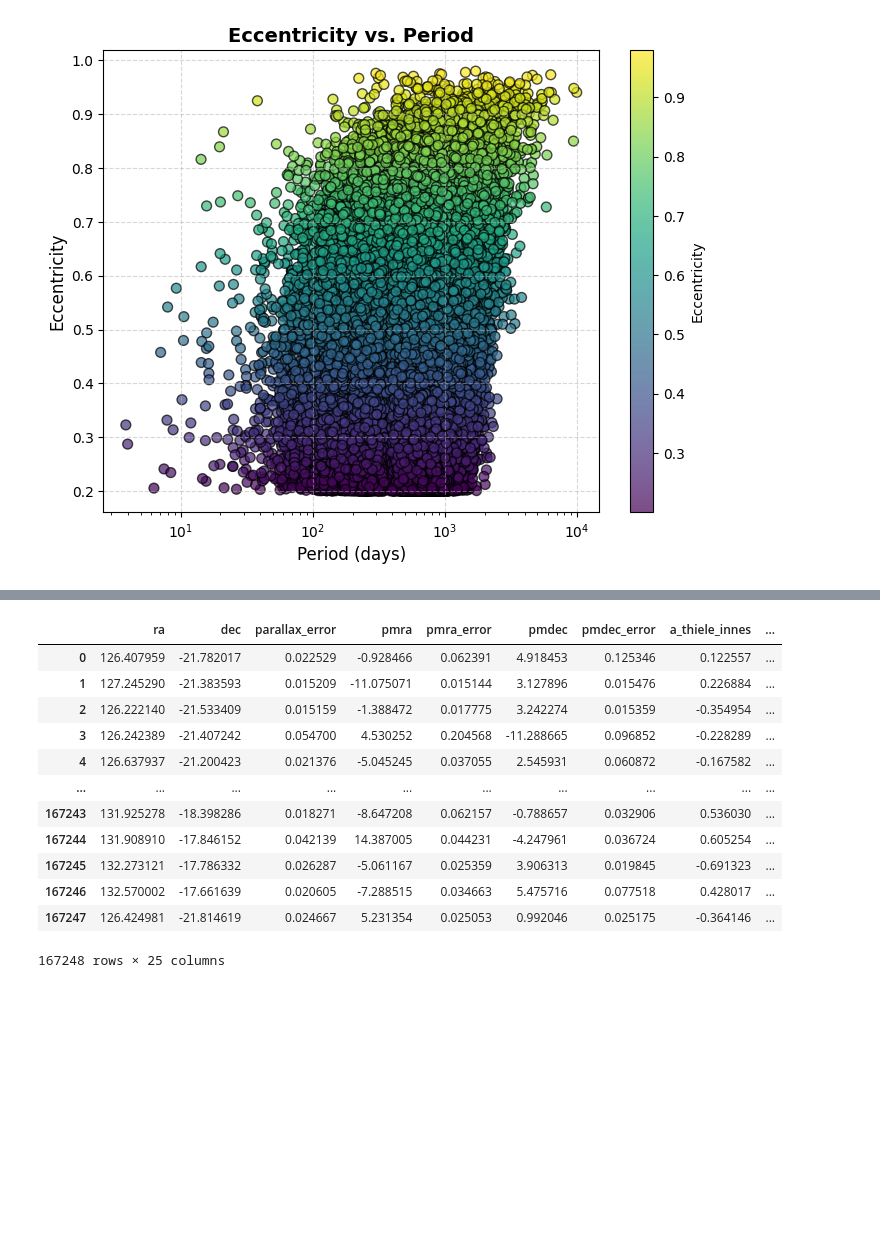
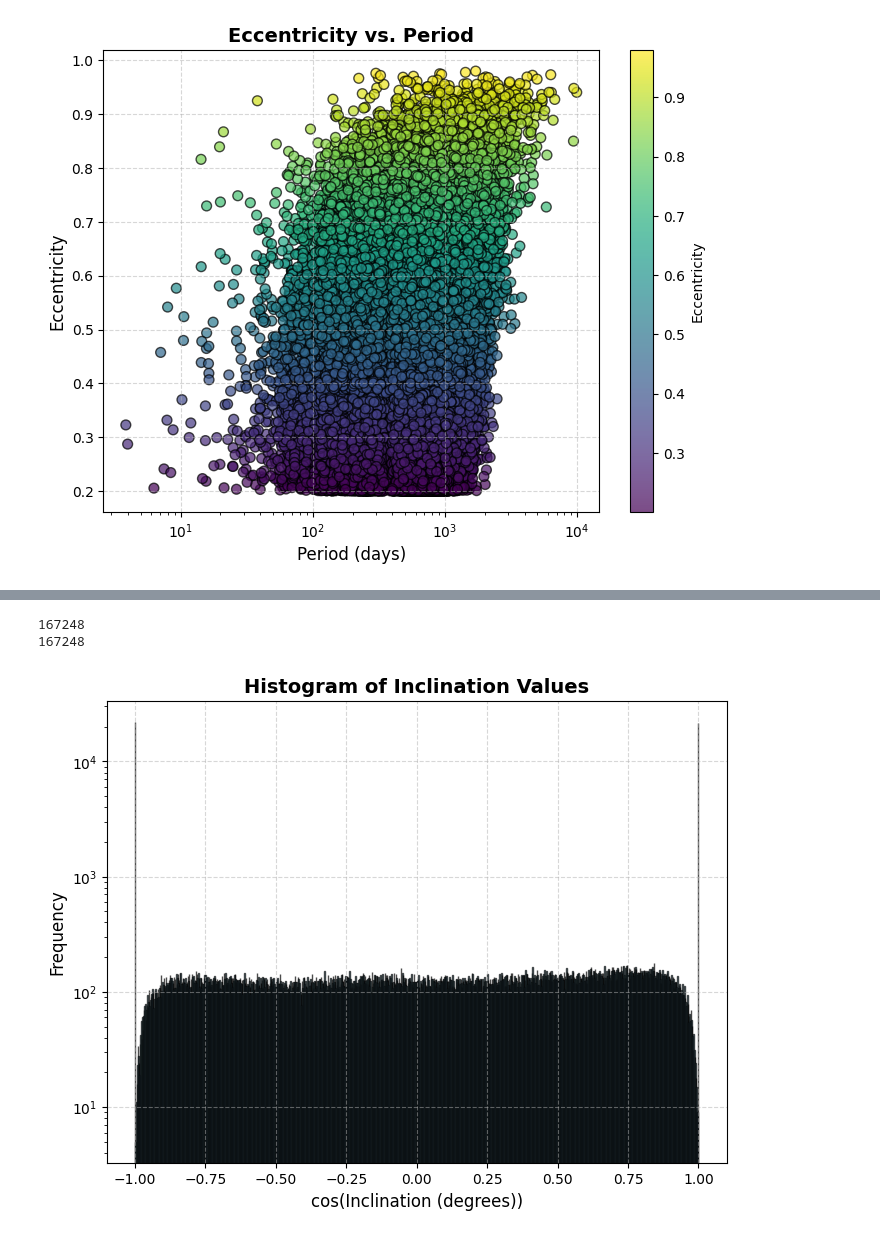
Before and after one commit to lordrick94/stars_and_planetsI_ucsc, a Jupyter notebook: homeworks/hw4/gaia_code.ipynb, the cells around one changed output, grey strips where cells are left out. Saved outputs shown, nothing was run; the diff lists cells and outputs as text; code cells hidden in the pictures; blank space fills up the shorter version.

```diff
--- a/homeworks/hw4/gaia_code.ipynb
+++ b/homeworks/hw4/gaia_code.ipynb
@@ -42,2 +7,20 @@ new_df
+# %%
+rm_cols =['solution_id', 'source_id', 'nss_solution_type', 'ra',
+       'ra_error', 'dec', 'dec_error', 'parallax', 'parallax_error', 'pmra',
+       'pmra_error', 'pmdec', 'pmdec_error', 'a_thiele_innes',
+       'a_thiele_innes_error', 'b_thiele_innes', 'b_thiele_innes_error',
+       'f_thiele_innes', 'f_thiele_innes_error', 'g_thiele_innes',
+       'g_thiele_innes_error', 'c_thiele_innes', 'c_thiele_innes_error',
+       'h_thiele_innes', 'h_thiele_innes_error', 'period', 'period_error',
+       't_periastron', 't_periastron_error', 'eccentricity',
+       'eccentricity_error','phot_g_mean_mag', 'phot_bp_mean_mag', 'phot_rp_mean_mag', 'phot_g_mean_flux_error',
+       'phot_bp_mean_flux_error', 'phot_rp_mean_flux_error', 'bp_rp',
+       'ag_gspphot', 'ebpminrp_gspphot','inclination',
+       'inclination_error']
+# %%
+import pandas as pd
+df = pd.read_csv('cross_match_table.csv')
+new_df = clean_catalog(df)
+new_df = new_df[rm_cols]
 # %%
 # Make a scatter plot of eccentricity vs. period
@@ -64,18 +58,2 @@ plt.show()
 # %%
-cat_fit = get_fit_params(new_df)
+cat_fit = get_fit_params(new_df,load_data=True)
-# %%
-cat_fit
-# %% [output]
-|  | ra | dec | parallax_error | pmra | pmra_error | pmdec | pmdec_error | a_thiele_innes | ... |
-| 0 | 126.407959 | -21.782017 | 0.022529 | -0.928466 | 0.062391 | 4.918453 | 0.125346 | 0.122557 | ... |
-| 1 | 127.245290 | -21.383593 | 0.015209 | -11.075071 | 0.015144 | 3.127896 | 0.015476 | 0.226884 | ... |
-| 2 | 126.222140 | -21.533409 | 0.015159 | -1.388472 | 0.017775 | 3.242274 | 0.015359 | -0.354954 | ... |
-| 3 | 126.242389 | -21.407242 | 0.054700 | 4.530252 | 0.204568 | -11.288665 | 0.096852 | -0.228289 | ... |
-| 4 | 126.637937 | -21.200423 | 0.021376 | -5.045245 | 0.037055 | 2.545931 | 0.060872 | -0.167582 | ... |
-| ... | ... | ... | ... | ... | ... | ... | ... | ... | ... |
-| 167243 | 131.925278 | -18.398286 | 0.018271 | -8.647208 | 0.062157 | -0.788657 | 0.032906 | 0.536030 | ... |
-| 167244 | 131.908910 | -17.846152 | 0.042139 | 14.387005 | 0.044231 | -4.247961 | 0.036724 | 0.605254 | ... |
-| 167245 | 132.273121 | -17.786332 | 0.026287 | -5.061167 | 0.025359 | 3.906313 | 0.019845 | -0.691323 | ... |
-| 167246 | 132.570002 | -17.661639 | 0.020605 | -7.288515 | 0.034663 | 5.475716 | 0.077518 | 0.428017 | ... |
-| 167247 | 126.424981 | -21.814619 | 0.024667 | 5.231354 | 0.025053 | 0.992046 | 0.025175 | -0.364146 | ... |
-167248 rows × 25 columns
@@ -83,0 +60,21 @@ cat_fit.to_csv('hw4_cat_fit.csv', index=False)
+# %%
+cat_ext = get_extinction(cat=cat_fit,load_data=True)
+print(len(cat_ext))
+bad_col = ['i_fit_deg']
+cat_ext = clean_catalog(cat_ext,col_list=bad_col)
+print(len(cat_ext))
+# %% [output]
+167248
+167248
+# %%
+# Plot a histogram of the inclination values
+plt.figure(figsize=(8, 6))  # Adjust figure size
+plt.hist(np.cos(np.deg2rad(np.asarray(cat_ext['i_fit_deg']))), bins=1000, color='skyblue', edgecolor='black', alpha=0.7)
+plt.yscale('log')  # Log scale for y-axis
+plt.xlabel('cos(Inclination (degrees))', fontsize=12)
+plt.ylabel('Frequency', fontsize=12)
+plt.title('Histogram of Inclination Values', fontsize=14, fontweight='bold')
+plt.grid(True, linestyle='--', alpha=0.5)  # Add a light grid
+plt.show()
+# %% [output]
+[figure, added]
```
Also changed, not shown: parts of 30 cells of this notebook, 53 other files.
